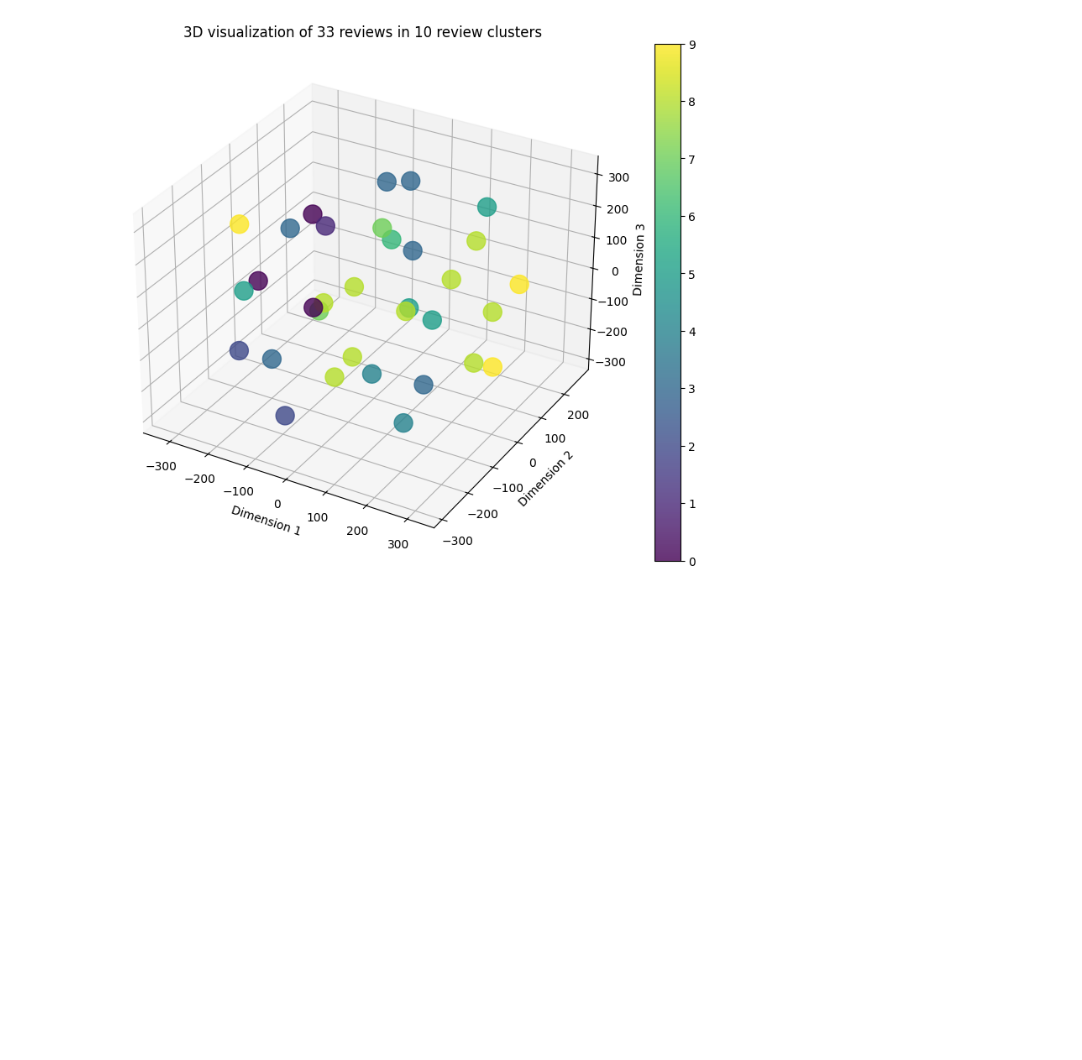
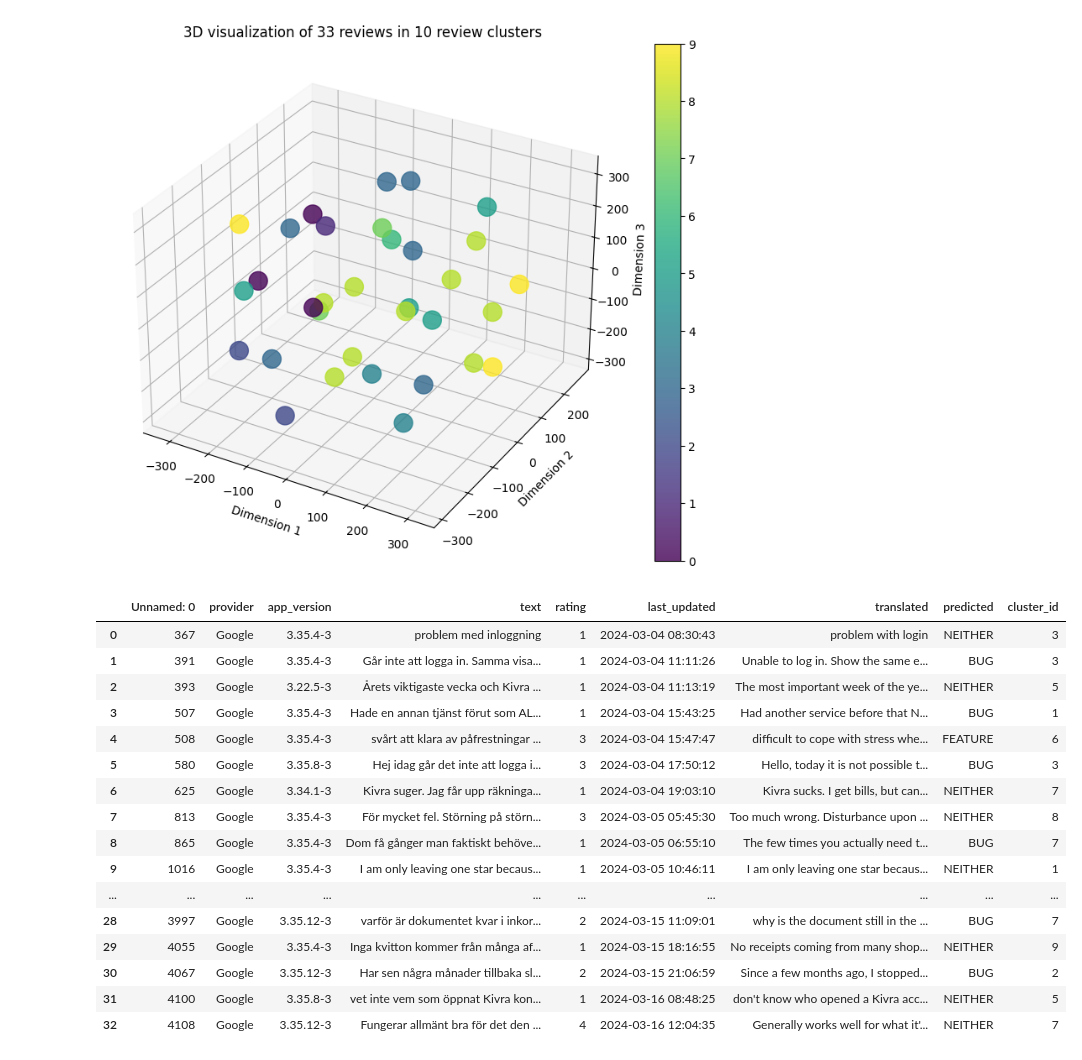
Before and after one commit to emilwennstrom/llm-review-analyzer, a Jupyter notebook: notebooks/main_nb.ipynb, the cells around one changed output. Saved outputs shown, nothing was run; the diff lists cells and outputs as text; code cells hidden in the pictures; blank space fills up the shorter version.

```diff
--- a/notebooks/main_nb.ipynb
+++ b/notebooks/main_nb.ipynb
@@ -166,3 +170,27 @@ plt.colorbar(scatter)
 plt.show()
 # %% [output]
 [figure]
+# %%
+df_orig = pd.read_csv(filepath_or_buffer='out.csv')
+# %%
+df = df_orig.copy()
+# %%
+df
+# %% [output]
+|  | Unnamed: 0 | provider | app_version | text | rating | last_updated | translated | predicted | cluster_id |
+| 0 | 367 | Google | 3.35.4-3 | problem med inloggning | 1 | 2024-03-04 08:30:43 | problem with login | NEITHER | 3 |
+| 1 | 391 | Google | 3.35.4-3 | Går inte att logga in. Samma visa... | 1 | 2024-03-04 11:11:26 | Unable to log in. Show the same e... | BUG | 3 |
+| 2 | 393 | Google | 3.22.5-3 | Årets viktigaste vecka och Kivra ... | 1 | 2024-03-04 11:13:19 | The most important week of the ye... | NEITHER | 5 |
+| 3 | 507 | Google | 3.35.4-3 | Hade en annan tjänst förut som AL... | 1 | 2024-03-04 15:43:25 | Had another service before that N... | BUG | 1 |
+| 4 | 508 | Google | 3.35.4-3 | svårt att klara av påfrestningar ... | 3 | 2024-03-04 15:47:47 | difficult to cope with stress whe... | FEATURE | 6 |
+| 5 | 580 | Google | 3.35.8-3 | Hej idag går det inte att logga i... | 3 | 2024-03-04 17:50:12 | Hello, today it is not possible t... | BUG | 3 |
+| 6 | 625 | Google | 3.34.1-3 | Kivra suger. Jag får upp räkninga... | 1 | 2024-03-04 19:03:10 | Kivra sucks. I get bills, but can... | NEITHER | 7 |
+| 7 | 813 | Google | 3.35.4-3 | För mycket fel. Störning på störn... | 3 | 2024-03-05 05:45:30 | Too much wrong. Disturbance upon ... | NEITHER | 8 |
+| 8 | 865 | Google | 3.35.4-3 | Dom få gånger man faktiskt behöve... | 1 | 2024-03-05 06:55:10 | The few times you actually need t... | BUG | 7 |
+| 9 | 1016 | Google | 3.35.4-3 | I am only leaving one star becaus... | 1 | 2024-03-05 10:46:11 | I am only leaving one star becaus... | NEITHER | 1 |
+| ... | ... | ... | ... | ... | ... | ... | ... | ... | ... |
+| 28 | 3997 | Google | 3.35.12-3 | varför är dokumentet kvar i inkor... | 2 | 2024-03-15 11:09:01 | why is the document still in the ... | BUG | 7 |
+| 29 | 4055 | Google | 3.35.4-3 | Inga kvitton kommer från många af... | 1 | 2024-03-15 18:16:55 | No receipts coming from many shop... | NEITHER | 9 |
+| 30 | 4067 | Google | 3.35.12-3 | Har sen några månader tillbaka sl... | 2 | 2024-03-15 21:06:59 | Since a few months ago, I stopped... | BUG | 2 |
+| 31 | 4100 | Google | 3.35.8-3 | vet inte vem som öppnat Kivra kon... | 1 | 2024-03-16 08:48:25 | don't know who opened a Kivra acc... | NEITHER | 5 |
+| 32 | 4108 | Google | 3.35.12-3 | Fungerar allmänt bra för det den ... | 4 | 2024-03-16 12:04:35 | Generally works well for what it'... | NEITHER | 7 |
```
Also changed, not shown: parts of 3 cells of this notebook, 5 other files.
